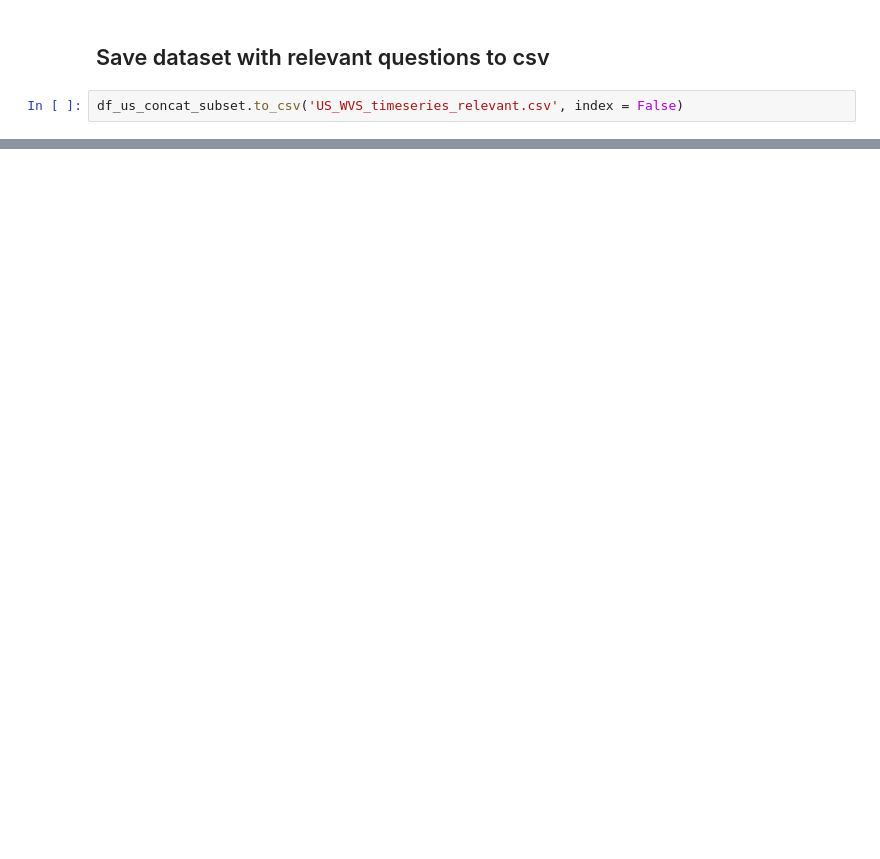
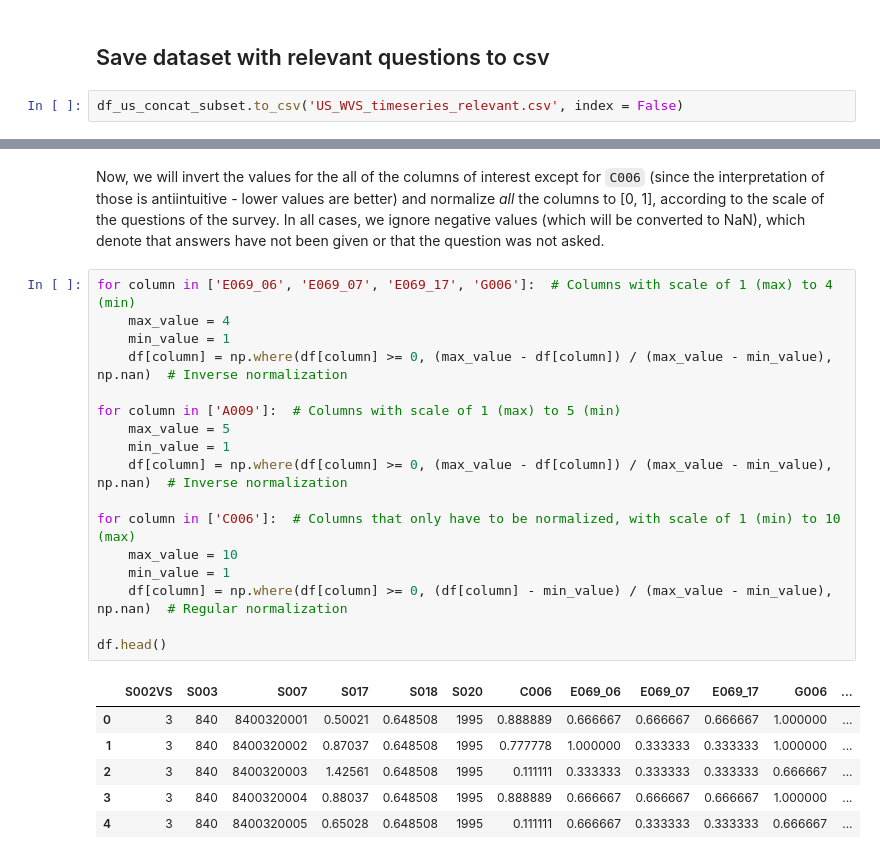
Before and after one commit to alejandro-delgado-t/Text_mining_final_project, a Jupyter notebook: wvs_timeseries_exploration.ipynb, the cells around one changed output, grey strips where cells are left out. Drawn from its saved outputs; the diff is of its cells as text; blank space fills up the shorter version.

```diff
--- a/wvs_timeseries_exploration.ipynb
+++ b/wvs_timeseries_exploration.ipynb
@@ -328,0 +351,26 @@ df_us_concat_subset.to_csv('US_WVS_timeseries_relevant.csv', index = False)
+# %% [markdown]
+Now, we will invert the values for the all of the columns of interest except for `C006` (since the interpretation of those is antiintuitive - lower values are better) and normalize *all* the columns to [0, 1], according to the scale of the questions of the survey. In all cases, we ignore negative values (which will be converted to NaN), which denote that answers have not been given or that the question was not asked.
+# %%
+for column in ['E069_06', 'E069_07', 'E069_17', 'G006']:  # Columns with scale of 1 (max) to 4 (min)
+    max_value = 4
+    min_value = 1
+    df[column] = np.where(df[column] >= 0, (max_value - df[column]) / (max_value - min_value), np.nan)  # Inverse normalization
+
+for column in ['A009']:  # Columns with scale of 1 (max) to 5 (min)
+    max_value = 5
+    min_value = 1
+    df[column] = np.where(df[column] >= 0, (max_value - df[column]) / (max_value - min_value), np.nan)  # Inverse normalization
+
+for column in ['C006']:  # Columns that only have to be normalized, with scale of 1 (min) to 10 (max)
+    max_value = 10
+    min_value = 1
+    df[column] = np.where(df[column] >= 0, (df[column] - min_value) / (max_value - min_value), np.nan)  # Regular normalization
+
+df.head()
+# %% [output]
+|  | S002VS | S003 | S007 | S017 | S018 | S020 | C006 | E069_06 | E069_07 | E069_17 | G006 | ... |
+| 0 | 3 | 840 | 8400320001 | 0.50021 | 0.648508 | 1995 | 0.888889 | 0.666667 | 0.666667 | 0.666667 | 1.000000 | ... |
+| 1 | 3 | 840 | 8400320002 | 0.87037 | 0.648508 | 1995 | 0.777778 | 1.000000 | 0.333333 | 0.333333 | 1.000000 | ... |
+| 2 | 3 | 840 | 8400320003 | 1.42561 | 0.648508 | 1995 | 0.111111 | 0.333333 | 0.333333 | 0.333333 | 0.666667 | ... |
+| 3 | 3 | 840 | 8400320004 | 0.88037 | 0.648508 | 1995 | 0.888889 | 0.666667 | 0.666667 | 0.666667 | 1.000000 | ... |
+| 4 | 3 | 840 | 8400320005 | 0.65028 | 0.648508 | 1995 | 0.111111 | 0.666667 | 0.333333 | 0.333333 | 0.666667 | ... |
```
Also changed, not shown: parts of 13 cells of this notebook, 1 other file.
